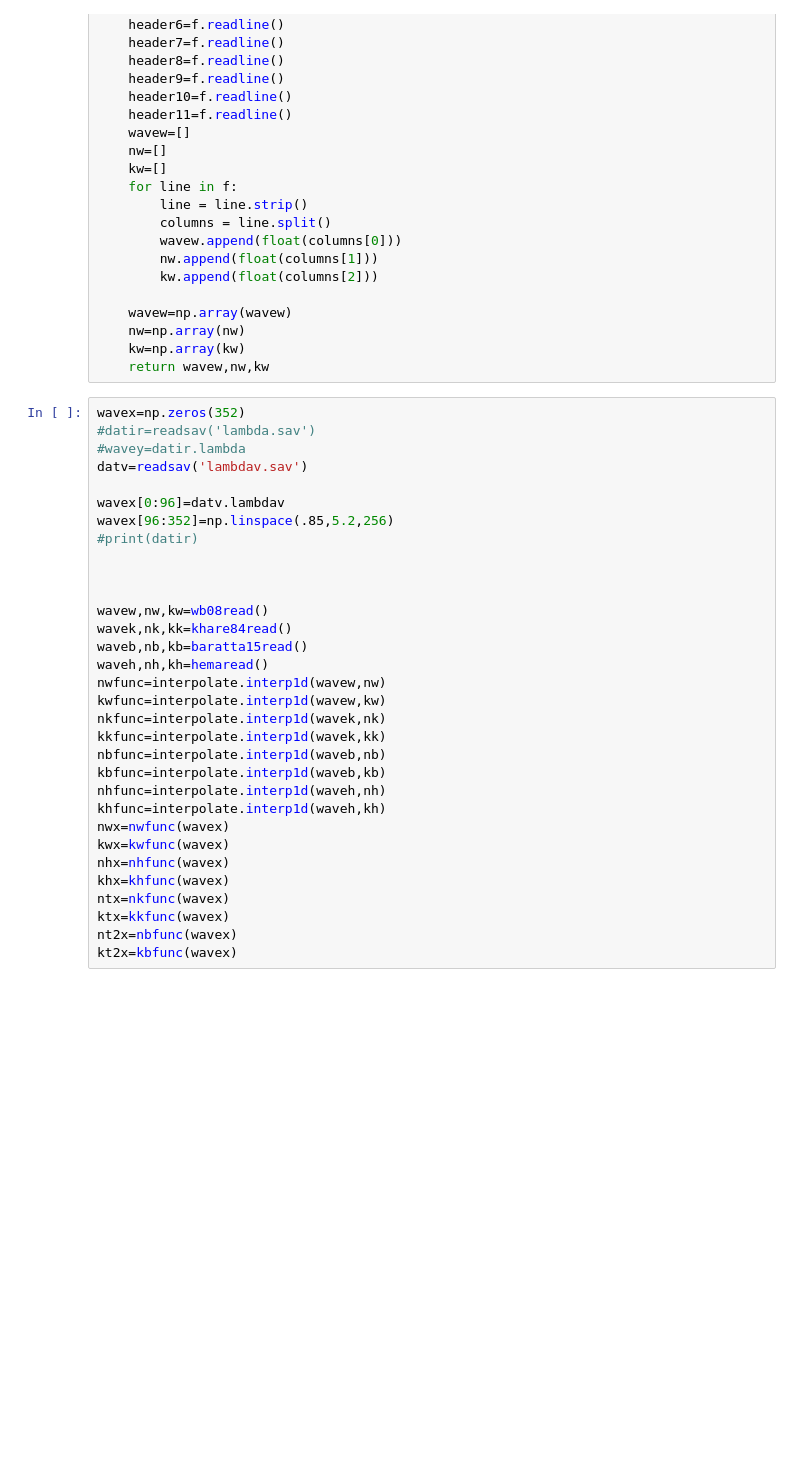
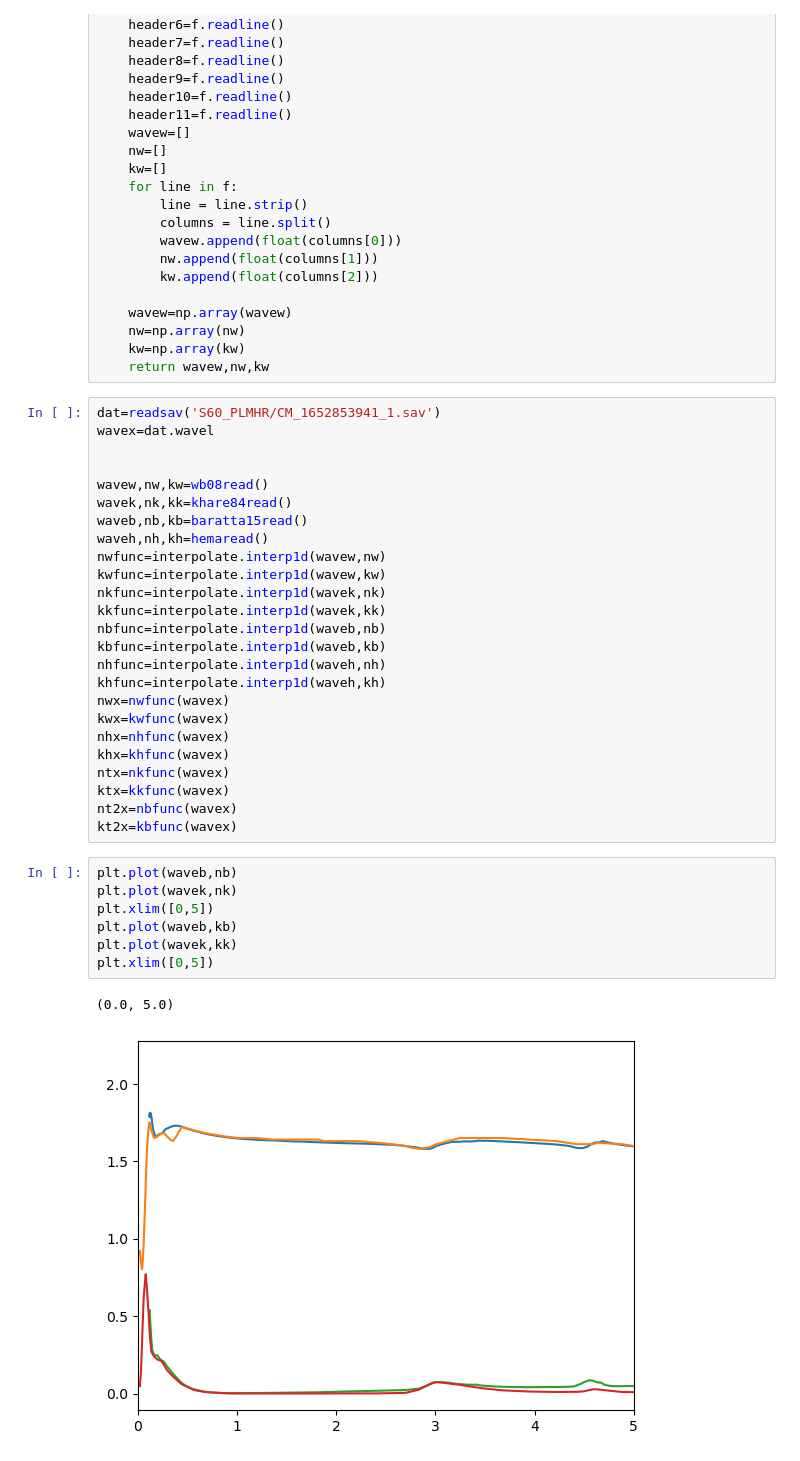
Before and after one commit to mmhedman/Enceladus_Plume_Color, a Jupyter notebook: MieSpecs_Examples.ipynb, the cells around one changed output. Saved outputs shown, nothing was run; the diff lists cells and outputs as text; blank space fills up the shorter version.

```diff
--- a/MieSpecs_Examples.ipynb
+++ b/MieSpecs_Examples.ipynb
@@ -106,15 +106,8 @@ def hemaread():
     kw=np.array(kw)
     return wavew,nw,kw
 # %%
-wavex=np.zeros(352)
-#datir=readsav('lambda.sav')
-#wavey=datir.lambda
-datv=readsav('lambdav.sav')
-
-wavex[0:96]=datv.lambdav
-wavex[96:352]=np.linspace(.85,5.2,256)
-#print(datir)
-
+dat=readsav('S60_PLMHR/CM_1652853941_1.sav')
+wavex=dat.wavel
 
 
 wavew,nw,kw=wb08read()
@@ -137,4 +130,14 @@ ntx=nkfunc(wavex)
 ktx=kkfunc(wavex)
 nt2x=nbfunc(wavex)
 kt2x=kbfunc(wavex)
+# %%
+plt.plot(waveb,nb)
+plt.plot(wavek,nk)
+plt.xlim([0,5])
+plt.plot(waveb,kb)
+plt.plot(wavek,kk)
+plt.xlim([0,5])
+# %% [output]
+(0.0, 5.0)
+[figure, added]
 # %%
```
Also changed, not shown: parts of 11 cells of this notebook, 22 other files.
